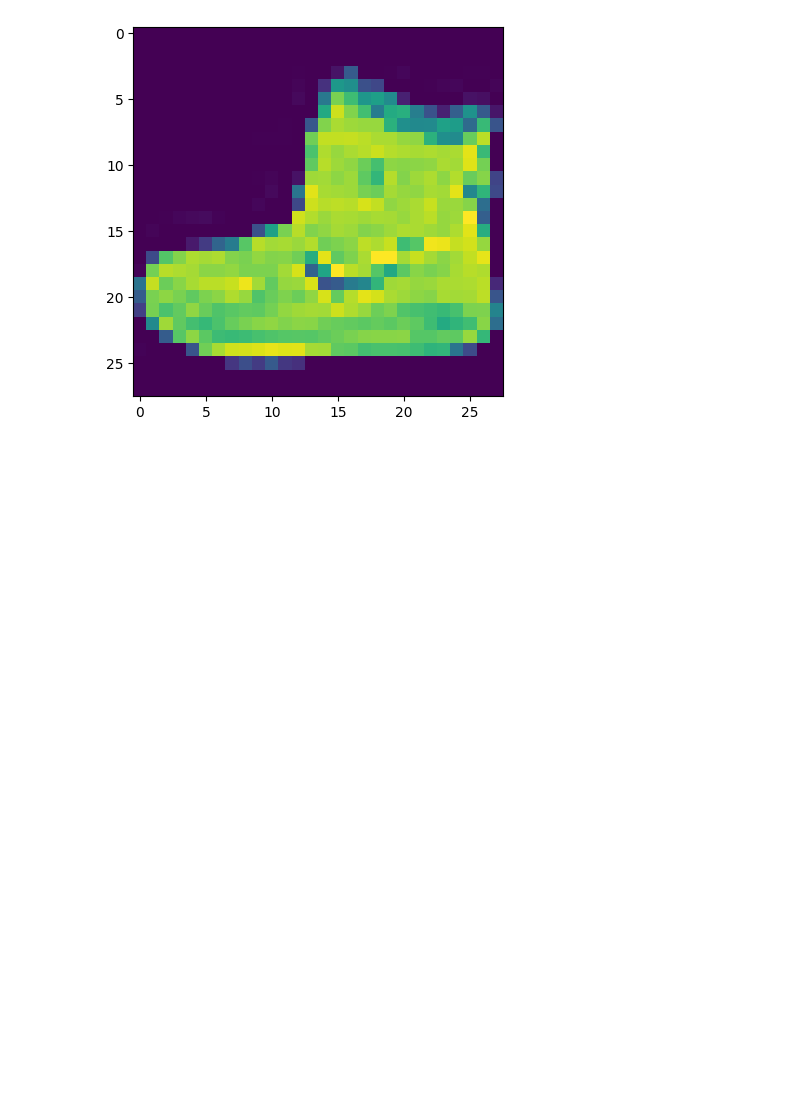
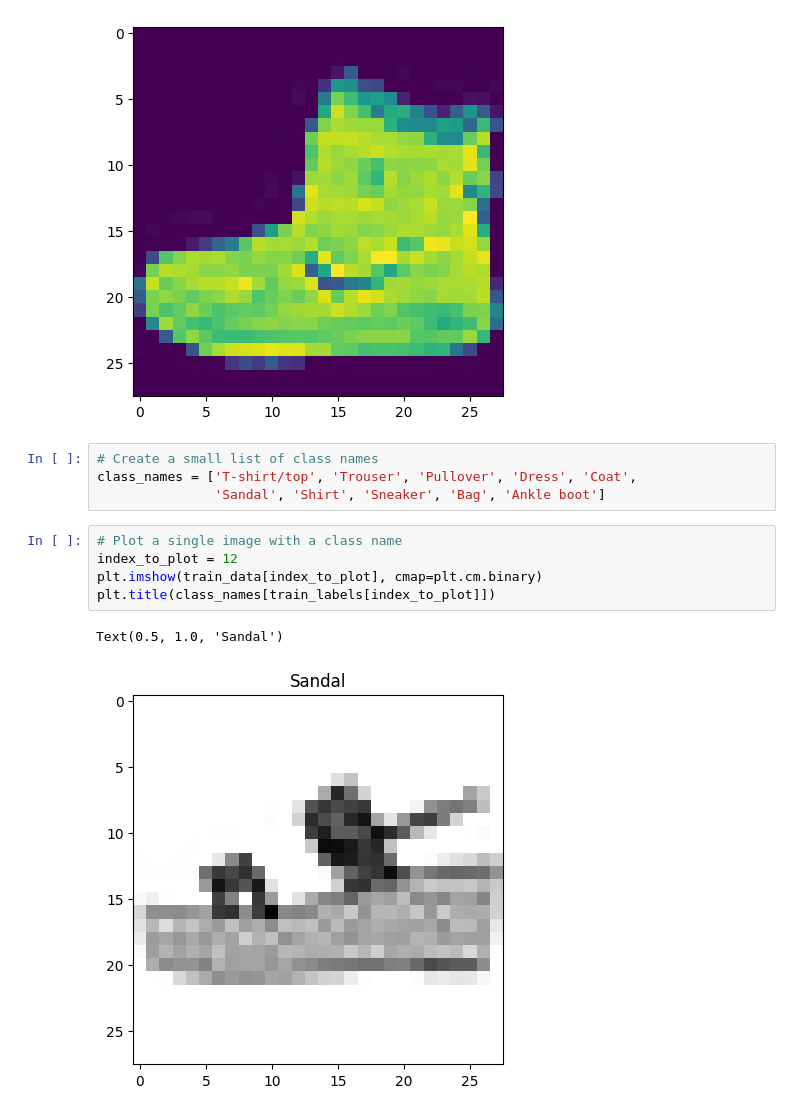
Before and after one commit to BoshiLee/tensorflow_developer_certificate, a Jupyter notebook: multi_classification.ipynb, the cells around one changed output. Saved outputs shown, nothing was run; the diff lists cells and outputs as text; blank space fills up the shorter version.

```diff
--- a/multi_classification.ipynb
+++ b/multi_classification.ipynb
@@ -48,3 +48,15 @@ plt.imshow(train_data[0])
 # %% [output]
 <matplotlib.image.AxesImage at 0x...>
 [figure]
+# %%
+# Create a small list of class names
+class_names = ['T-shirt/top', 'Trouser', 'Pullover', 'Dress', 'Coat',
+               'Sandal', 'Shirt', 'Sneaker', 'Bag', 'Ankle boot']
+# %%
+# Plot a single image with a class name
+index_to_plot = 12
+plt.imshow(train_data[index_to_plot], cmap=plt.cm.binary)
+plt.title(class_names[train_labels[index_to_plot]])
+# %% [output]
+Text(0.5, 1.0, 'Sandal')
+[figure, added]
```
Also changed, not shown: parts of 1 cell of this notebook.
